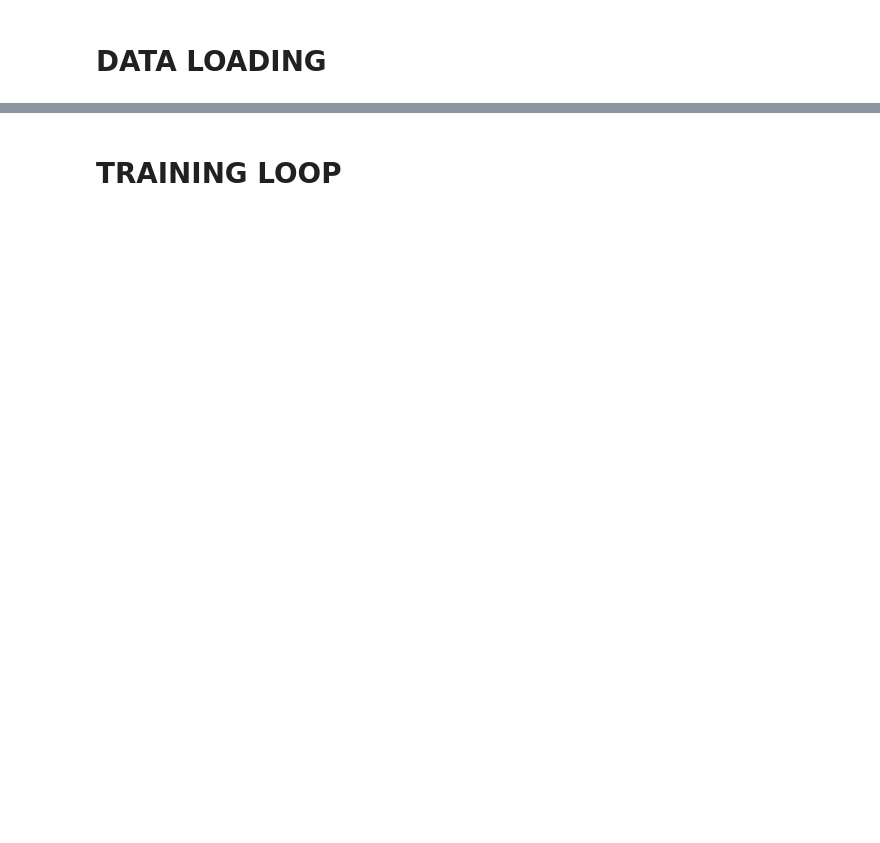
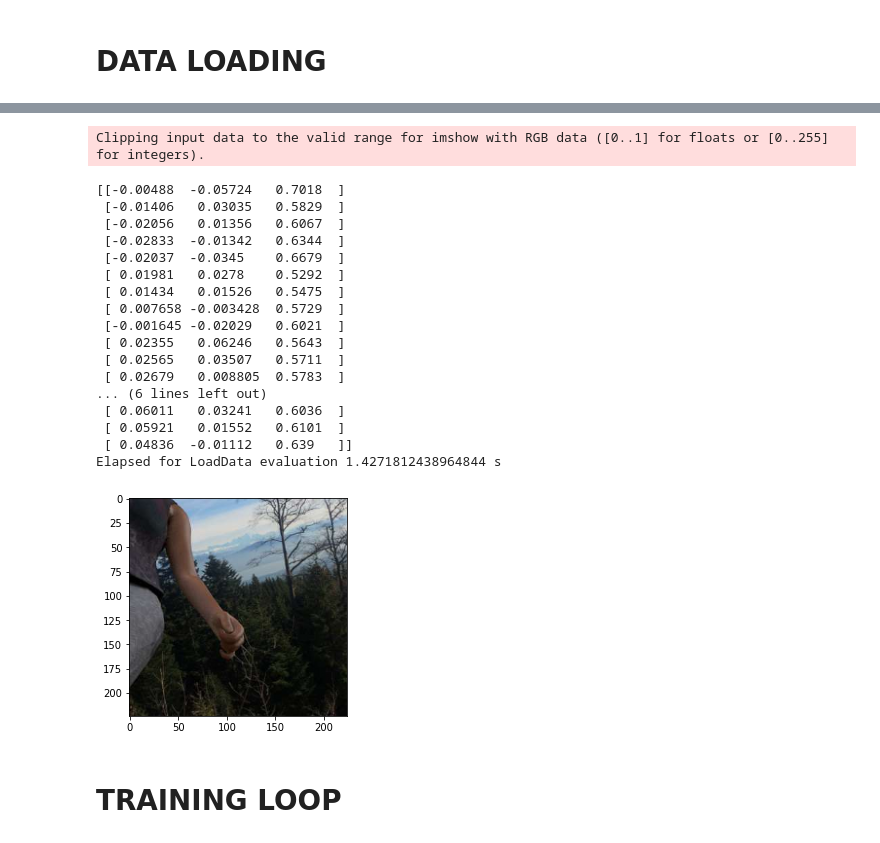
Before and after one commit to BluBloos/3D-Hand-Tracking, a Jupyter notebook: src/HandTracking.ipynb, the cells around one changed output, grey strips where cells are left out. Saved outputs shown, nothing was run; the diff lists cells and outputs as text; code cells hidden in the pictures; blank space fills up the shorter version.

Commit message:
added code to the Jupyter notebook to load in the ground truths

```diff
--- a/src/HandTracking.ipynb
+++ b/src/HandTracking.ipynb
@@ -123,37 +147,57 @@ y_train = np.zeros( (TRAIN_AMOUNT, 21, 3) )
 x_test = np.zeros( (TEST_AMOUNT, IMAGE_SIZE, IMAGE_SIZE, IMAGE_CHANNELS) )
 y_test = np.zeros( (TEST_AMOUNT, 21, 3) )
 
-def LoadData(dataAmount, dataType, np1):
+def LoadData(dataAmount, dataType, anno_dir, np1,OUTPUT = False):
   path = os.path.join(data_dir, dataType, 'color')
+  with open(os.path.join(anno_dir, dataType, 'anno_%s.pickle' % dataType), 'rb') as fi:
+        anno_all = pickle.load(fi)
 
   count = 0
+  index = 0
   for filename in os.listdir(path):
-    filePath = os.path.join(path, filename)
-    image = imageio.imread(filePath)
-    _image = image.astype('float32')
-    if GRAYSCALE:
-      _image = rgb2gray(_image / 255)
+    sample_id = filename[0:5]
+    sample_id = int(sample_id)
+    if OUTPUT:
+      kp_visible = (anno_all[sample_id]['uv_vis'][:, 2] == 1)
+      case1 = np.sum(kp_visible[0:21])
+      case2 = np.sum(kp_visible[21:])
+      LEFT_HAND = (case1>case2)
+      if LEFT_HAND:
+        np1[index][:,:] = anno_all[sample_id]['xyz'][0:21]
+      else:
+        np1[index][:,:] = anno_all[sample_id]['xyz'][21:]
     else:
-      _image = _image / 255
-    _image = resize(_image, IMAGE_SIZE)
-    np1[count, :, :, :] = _image
+      filePath = os.path.join(path, filename)
+      image = imageio.imread(filePath)
+      _image = image.astype('float32')
+      if GRAYSCALE:
+        _image = rgb2gray(_image / 255)
+      else:
+        _image = _image / 255
+      _image = resize(_image, IMAGE_SIZE)
+
+      np1[count, :, :, :] = _image
+
+    index += 1
     count += 1
     if (count >= dataAmount):
       break
 
 print("Loading in the training data samples...")
 start_time = time.time()
-LoadData(TRAIN_AMOUNT, 'training', x_train)
+LoadData(TRAIN_AMOUNT, 'training','../RHD_small', x_train)
 x_train = x_train.astype('float32')
-#y_train = y_train.astype('float32')
+LoadData(TRAIN_AMOUNT, 'training', '../RHD_small', y_test, OUTPUT=True)
+y_train = y_train.astype('float32')
 end_time = time.time()
 print('Elapsed for LoadData training', end_time - start_time, 's')
 
 print("Loading in the evaluation data samples...")
 start_time = time.time()
-LoadData(TEST_AMOUNT, 'evaluation', x_test)
+LoadData(TEST_AMOUNT, 'evaluation', '../RHD_small', x_test)
 x_test = x_test.astype('float32')
-#y_test = y_test.astype('float32')
+LoadData(TEST_AMOUNT, 'evaluation', '../RHD_small', y_test, OUTPUT = True)
+y_test = y_test.astype('float32')
 end_time = time.time()
 print('Elapsed for LoadData evaluation', end_time - start_time, 's')
 
@@ -161,9 +205,9 @@ print('Elapsed for LoadData evaluation', end_time - start_time, 's')
 _test = x_train[0]
 plt.imshow(_test)
 plt.show()
-#_test = y_train[0]
-#plt.imshow(np.squeeze(_test))
-#plt.show()
+# _test = y_train[0]
+# plt.imshow(np.squeeze(_test))
+# plt.show()
 
 # Batch the data for tensorflow.
 train_ds = tf.data.Dataset.from_tensor_slices(
@@ -173,3 +217,4 @@ test_ds = tf.data.Dataset.from_tensor_slices((x_test, y_test)).batch(32)
 # TODO(Noah): Is it feasible to now delete all the intermediate numpy arrays?
 # TODO(Noah): Integrate code that max wrote to check if the dataset has been parsed.
 # if the dataset has not been parsed yet, parse it, then load.
+# %% [output]
@@ -176,3 +238,22 @@ test_ds = tf.data.Dataset.from_tensor_slices((x_test, y_test)).batch(32)
+Clipping input data to the valid range for imshow with RGB data ([0..1] for floats or [0..255] for integers).
+[[-0.00488  -0.05724   0.7018  ]
+ [-0.01406   0.03035   0.5829  ]
+ [-0.02056   0.01356   0.6067  ]
+ [-0.02833  -0.01342   0.6344  ]
+ [-0.02037  -0.0345    0.6679  ]
+ [ 0.01981   0.0278    0.5292  ]
+ [ 0.01434   0.01526   0.5475  ]
+ [ 0.007658 -0.003428  0.5729  ]
+ [-0.001645 -0.02029   0.6021  ]
+ [ 0.02355   0.06246   0.5643  ]
+ [ 0.02565   0.03507   0.5711  ]
+ [ 0.02679   0.008805  0.5783  ]
+... (6 lines left out)
+ [ 0.06011   0.03241   0.6036  ]
+ [ 0.05921   0.01552   0.6101  ]
+ [ 0.04836  -0.01112   0.639   ]]
+Elapsed for LoadData evaluation 1.4271812438964844 s
+[figure, added]
 # %% [markdown]
 # TRAINING LOOP
 # %%
```
Also changed, not shown: parts of 3 cells of this notebook.
